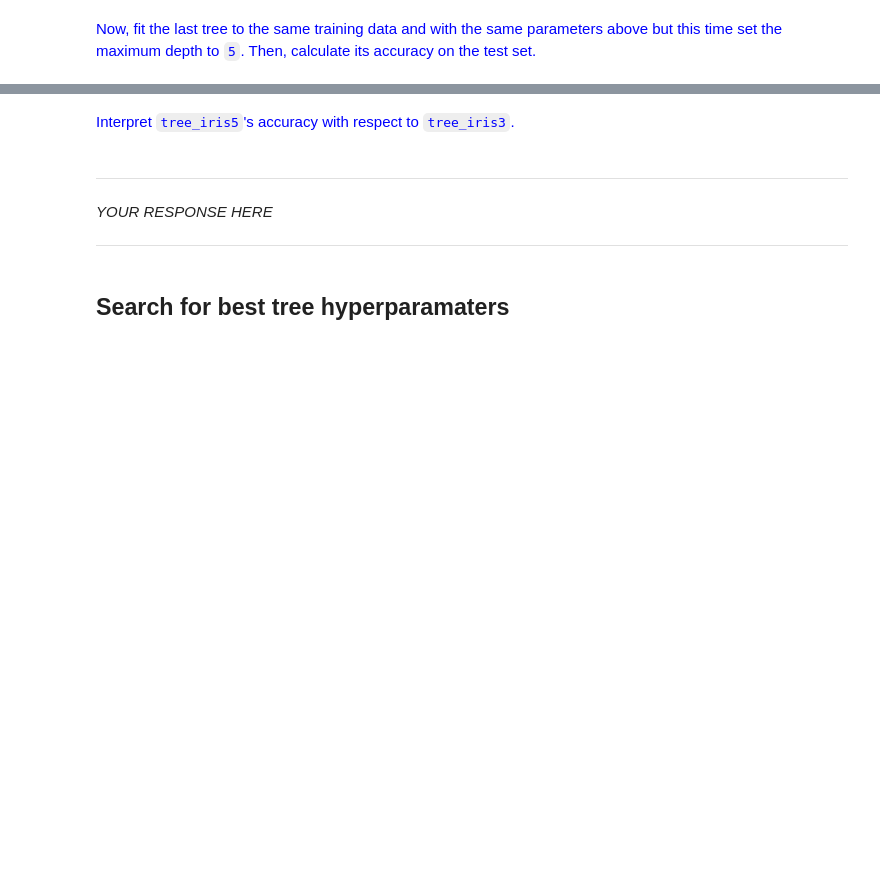
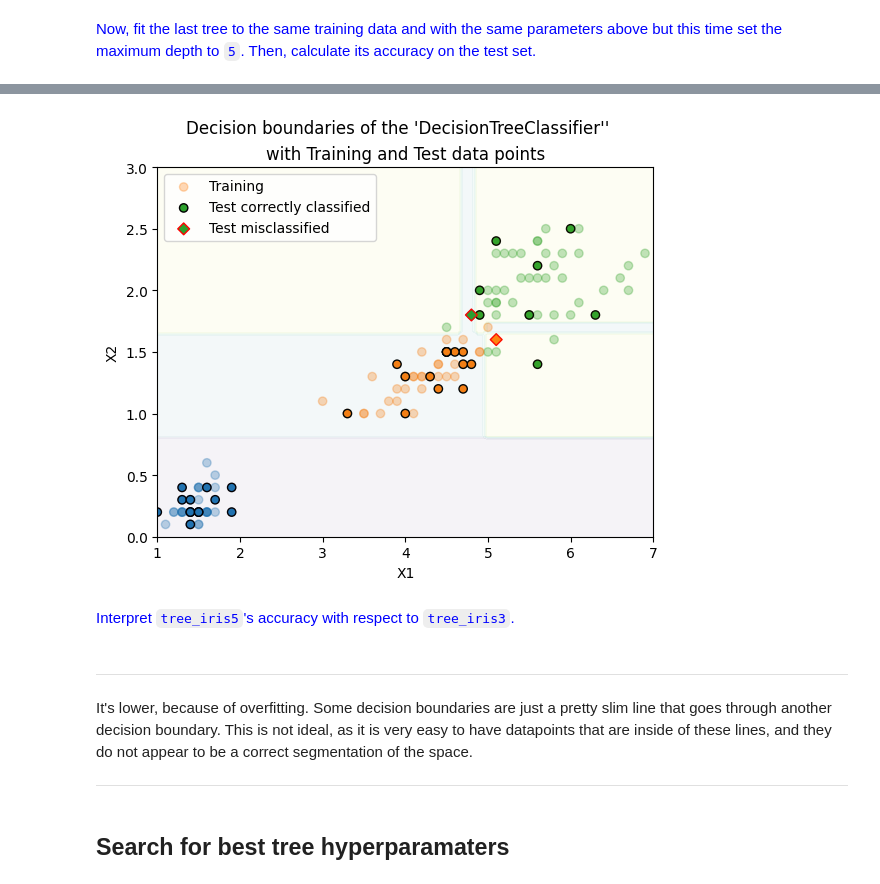
Before and after one commit to tomiock/ML2024-25, a Jupyter notebook: Session 9 - Decision Trees, Ensemble Learning, Random Forests/P9_Decision_Trees_Ensemble_Learning_Random_Forests.ipynb, the cells around one changed output, grey strips where cells are left out. Drawn from its saved outputs; the diff is of its cells as text; code cells hidden in the pictures; blank space fills up the shorter version.

```diff
--- a/Session 9 - Decision Trees, Ensemble Learning, Random Forests/P9_Decision_Trees_Ensemble_Learning_Random_Forests.ipynb
+++ b/Session 9 - Decision Trees, Ensemble Learning, Random Forests/P9_Decision_Trees_Ensemble_Learning_Random_Forests.ipynb
@@ -142,9 +166,13 @@ You should see that the accuracy has increased drastically with a tree of depth=
+# %%
+plot_decision_boundaries2D(tree_iris5, X_train, X_test, y_train, y_test)
+# %% [output]
+[figure, added]
 # %% [markdown]
 <font color=blue>Interpret `tree_iris5`'s accuracy with respect to `tree_iris3`.</font>
 # %% [markdown]
 ---
 
-*YOUR RESPONSE HERE*
+It's lower, because of overfitting. Some decision boundaries are just a pretty slim line that goes through another decision boundary. This is not ideal, as it is very easy to have datapoints that are inside of these lines, and they do not appear to be a correct segmentation of the space.
 
 ---
 # %% [markdown]
```
Also changed, not shown: parts of 44 cells of this notebook.
